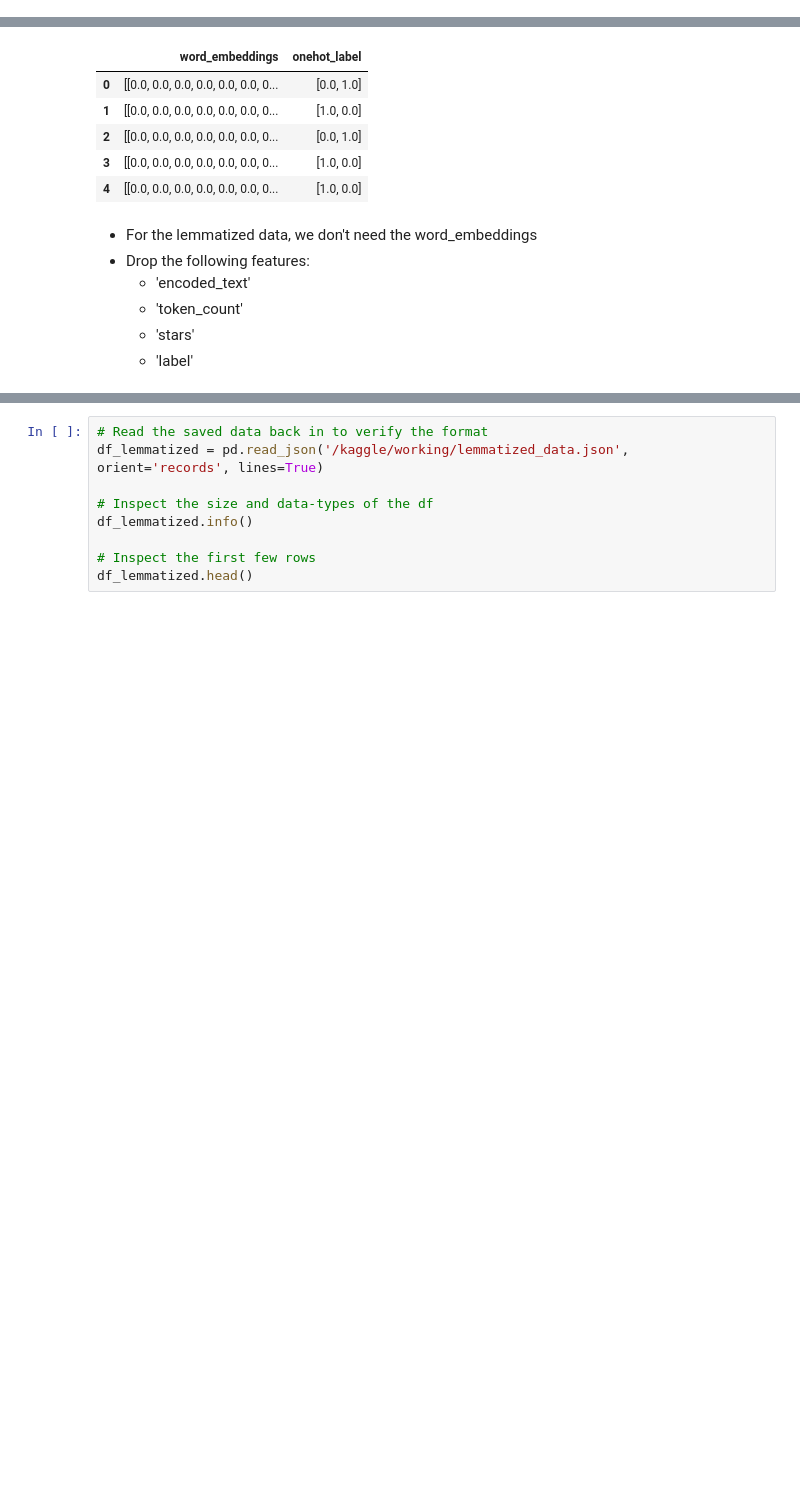
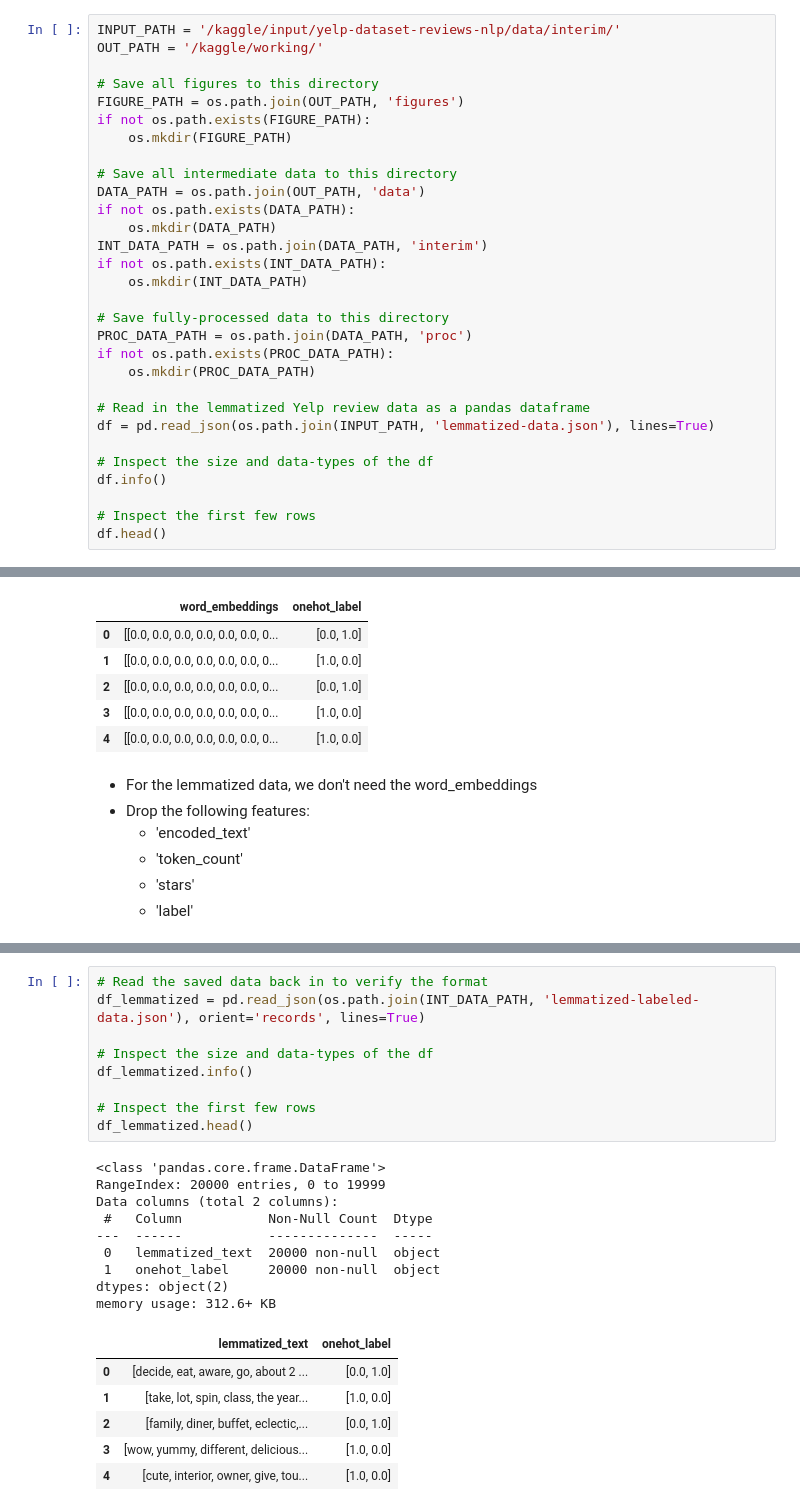
Before and after one commit to varshithr/sentiment-analysis_yelp-reviews, a Jupyter notebook: notebooks/03_encoding.ipynb, the cells around one changed output, grey strips where cells are left out. Saved outputs shown, nothing was run; the diff lists cells and outputs as text; blank space fills up the shorter version.

```diff
--- a/notebooks/03_encoding.ipynb
+++ b/notebooks/03_encoding.ipynb
@@ -111,0 +88,30 @@ memory usage: 312.6+ KB
+# %%
+INPUT_PATH = '/kaggle/input/yelp-dataset-reviews-nlp/data/interim/'
+OUT_PATH = '/kaggle/working/'
+
+# Save all figures to this directory
+FIGURE_PATH = os.path.join(OUT_PATH, 'figures')
+if not os.path.exists(FIGURE_PATH):
+    os.mkdir(FIGURE_PATH)
+
+# Save all intermediate data to this directory
+DATA_PATH = os.path.join(OUT_PATH, 'data')
+if not os.path.exists(DATA_PATH):
+    os.mkdir(DATA_PATH)
+INT_DATA_PATH = os.path.join(DATA_PATH, 'interim')
+if not os.path.exists(INT_DATA_PATH):
+    os.mkdir(INT_DATA_PATH)
+
+# Save fully-processed data to this directory
+PROC_DATA_PATH = os.path.join(DATA_PATH, 'proc')
+if not os.path.exists(PROC_DATA_PATH):
+    os.mkdir(PROC_DATA_PATH)
+
+# Read in the lemmatized Yelp review data as a pandas dataframe
+df = pd.read_json(os.path.join(INPUT_PATH, 'lemmatized-data.json'), lines=True)
+
+# Inspect the size and data-types of the df
+df.info()
+
+# Inspect the first few rows
+df.head()
@@ -487,10 +525,26 @@ memory usage: 312.6+ KB
 | 4 | [[0.0, 0.0, 0.0, 0.0, 0.0, 0.0, 0... | [1.0, 0.0] |
 # %%
 # Read the saved data back in to verify the format
-df_lemmatized = pd.read_json('/kaggle/working/lemmatized_data.json', orient='records', lines=True)
+df_lemmatized = pd.read_json(os.path.join(INT_DATA_PATH, 'lemmatized-labeled-data.json'), orient='records', lines=True)
 
 # Inspect the size and data-types of the df
 df_lemmatized.info()
 
 # Inspect the first few rows
 df_lemmatized.head()
+# %% [output]
+<class 'pandas.core.frame.DataFrame'>
+RangeIndex: 20000 entries, 0 to 19999
+Data columns (total 2 columns):
+ #   Column           Non-Null Count  Dtype
+---  ------           --------------  -----
+ 0   lemmatized_text  20000 non-null  object
+ 1   onehot_label     20000 non-null  object
+dtypes: object(2)
+memory usage: 312.6+ KB
+|  | lemmatized_text | onehot_label |
+| 0 | [decide, eat, aware, go, about 2 ... | [0.0, 1.0] |
+| 1 | [take, lot, spin, class, the year... | [1.0, 0.0] |
+| 2 | [family, diner, buffet, eclectic,... | [0.0, 1.0] |
+| 3 | [wow, yummy, different, delicious... | [1.0, 0.0] |
+| 4 | [cute, interior, owner, give, tou... | [1.0, 0.0] |
```
Also changed, not shown: parts of 25 cells of this notebook.
